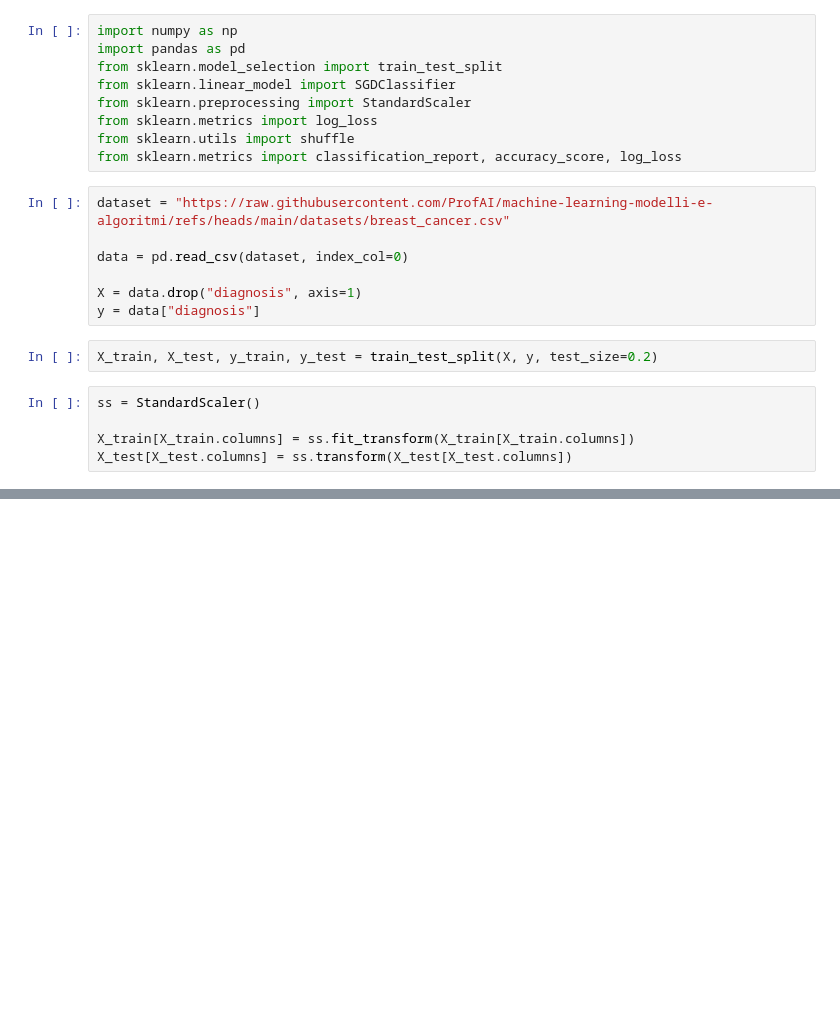
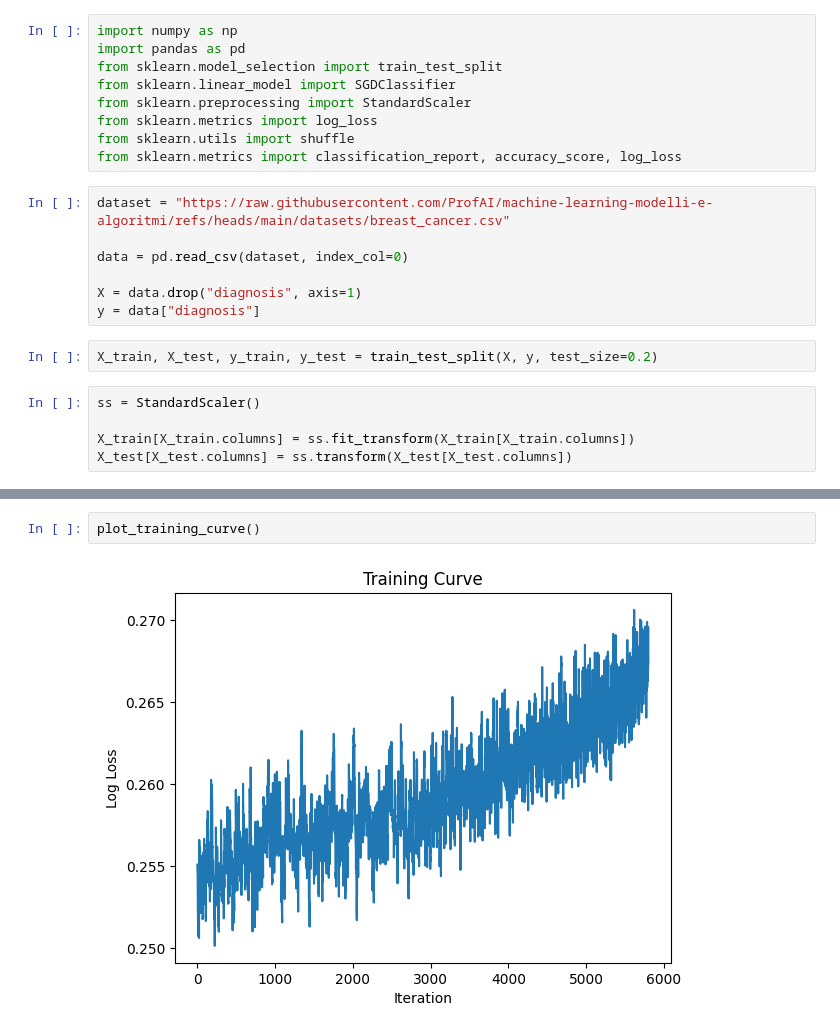
Before and after one commit to crypto-infinity/proai, a Jupyter notebook: course4-ml-algorithms/ex_online_learning/online_learning.ipynb, the cells around one changed output, grey strips where cells are left out. Cells and saved outputs as stored; diff of their text form; blank space fills up the shorter version.

```diff
--- a/course4-ml-algorithms/ex_online_learning/online_learning.ipynb
+++ b/course4-ml-algorithms/ex_online_learning/online_learning.ipynb
@@ -101,0 +174,4 @@ plot_training_curve()
+# %%
+plot_training_curve()
+# %% [output]
+[figure, added]
```
Also changed, not shown: parts of 8 cells of this notebook.
